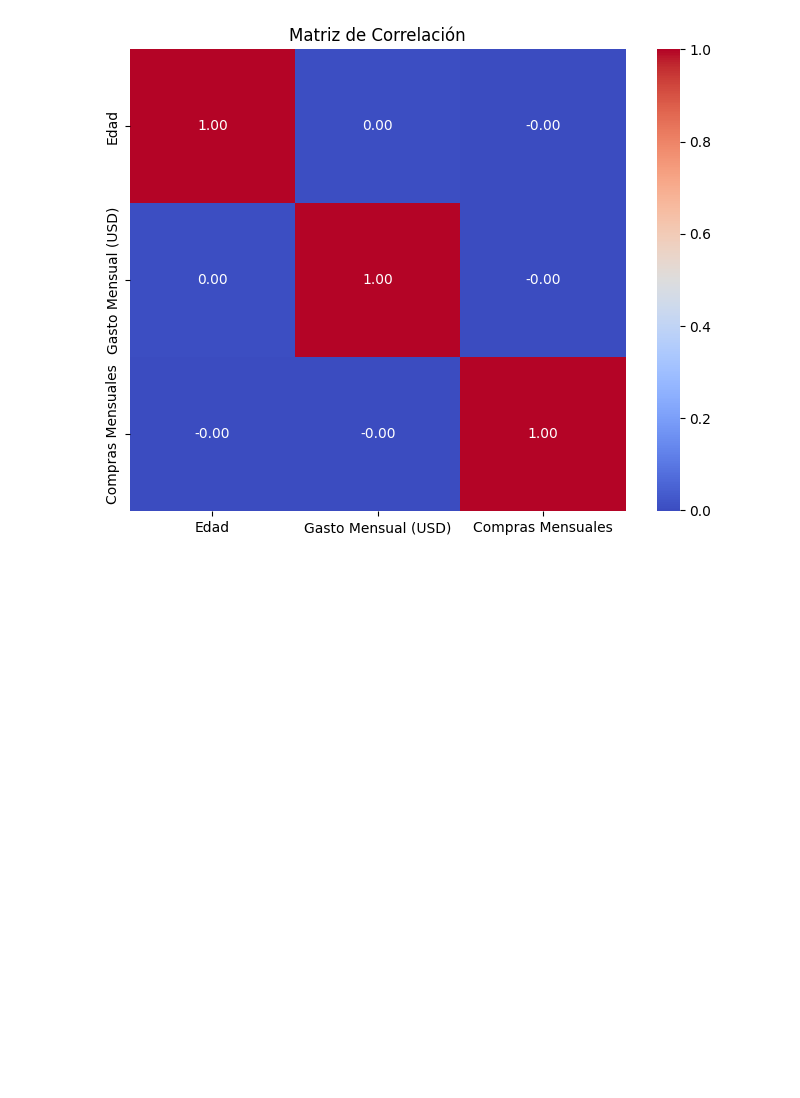
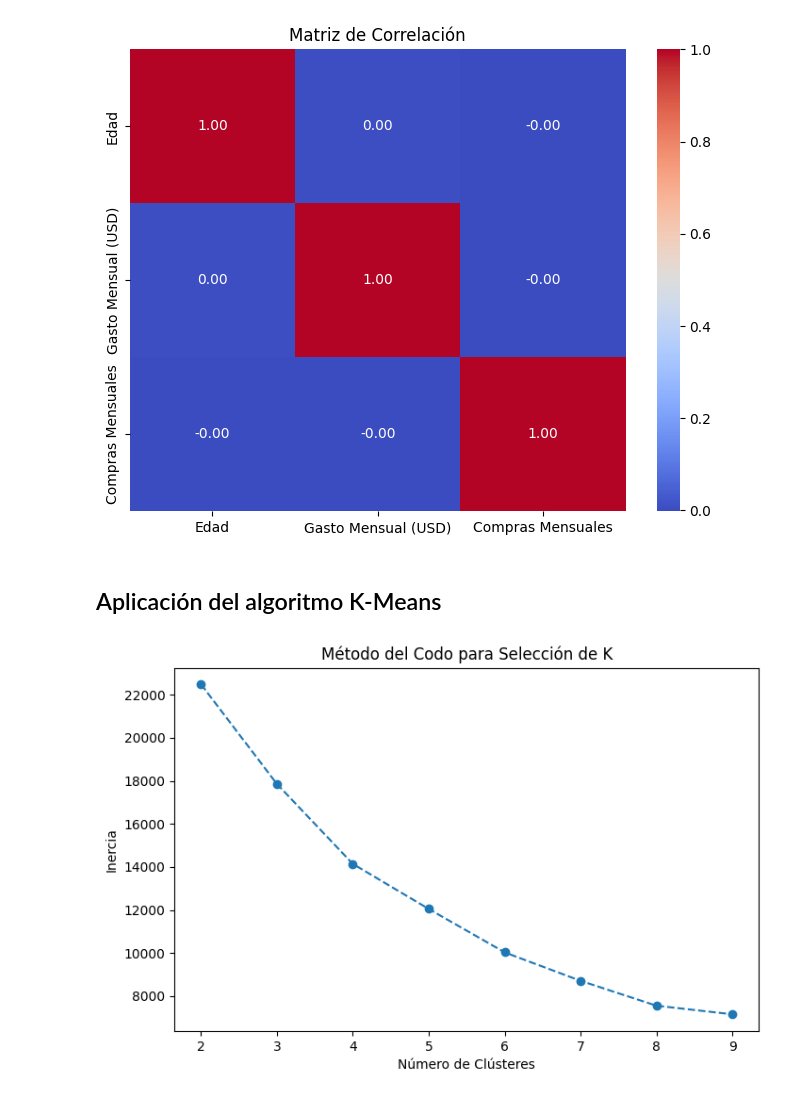
Before and after one commit to juanpablo130502/TallerDatasetTitanic_BI, a Jupyter notebook: Taller_K-Means.ipynb, the cells around one changed output. Drawn from its saved outputs; the diff is of its cells as text; code cells hidden in the pictures; blank space fills up the shorter version.

Commit message:
Agrega fase 2 Clustering de los datos

```diff
--- a/Taller_K-Means.ipynb
+++ b/Taller_K-Means.ipynb
@@ -61,3 +61,24 @@ plt.title('Matriz de Correlación')
 plt.show()
 # %% [output]
 [figure]
+# %% [markdown]
+## Aplicación del algoritmo K-Means
+# %%
+scaler = StandardScaler()
+df_scaled = scaler.fit_transform(df)
+# %%
+inertia = []
+K_range = range(2, 10)
+for k in K_range:
+    kmeans = KMeans(n_clusters=k, random_state=42)
+    kmeans.fit(df_scaled)
+    inertia.append(kmeans.inertia_)
+
+plt.figure(figsize=(8, 5))
+plt.plot(K_range, inertia, marker='o', linestyle='--')
+plt.xlabel('Número de Clústeres')
+plt.ylabel('Inercia')
+plt.title('Método del Codo para Selección de K')
+plt.show()
+# %% [output]
+[figure, added]
```
Also changed, not shown: parts of 11 cells of this notebook.
